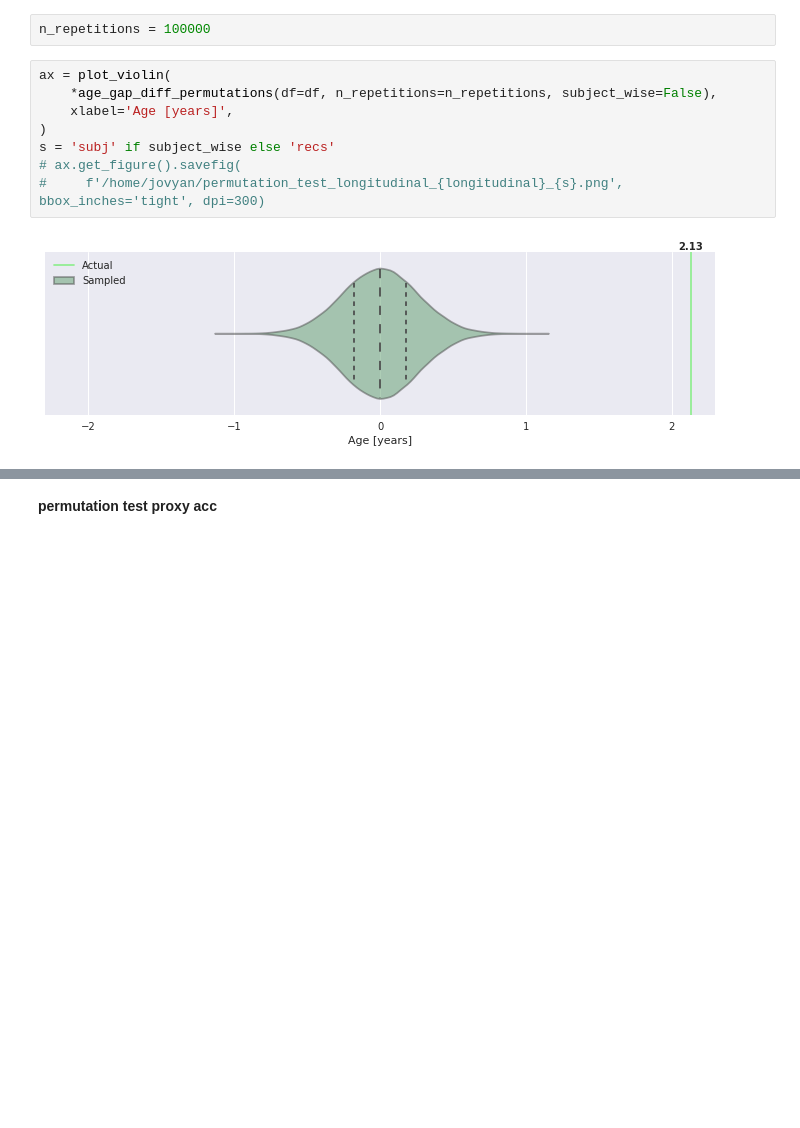
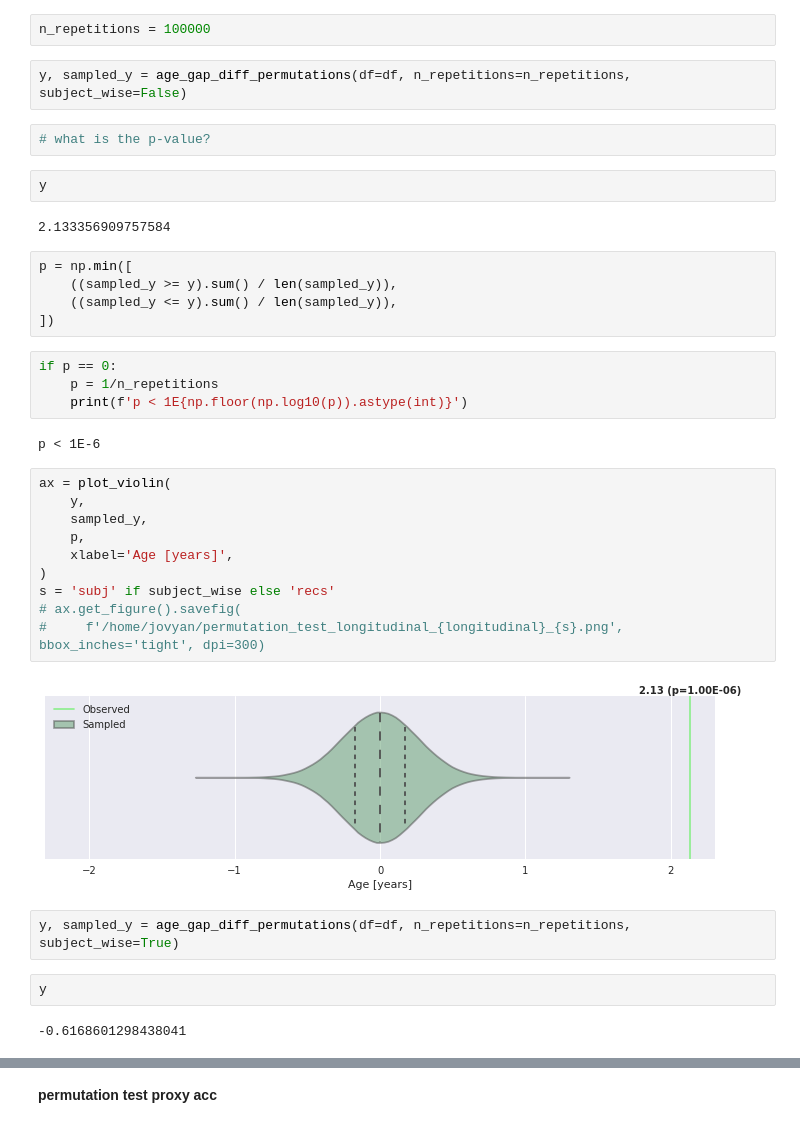
Before and after one commit to gemeinl/eeg-brain-age, a Jupyter notebook: statistics.ipynb, the cells around one changed output, grey strips where cells are left out. Drawn from its saved outputs; the diff is of its cells as text; blank space fills up the shorter version.

```diff
--- a/statistics.ipynb
+++ b/statistics.ipynb
@@ -46,15 +46,42 @@ df
 16785 rows × 8 columns
 # %%
 n_repetitions = 100000
+# %%
+y, sampled_y = age_gap_diff_permutations(df=df, n_repetitions=n_repetitions, subject_wise=False)
+# %%
+# what is the p-value?
+# %%
+y
+# %% [output]
+2.133356909757584
+# %%
+p = np.min([
+    ((sampled_y >= y).sum() / len(sampled_y)),
+    ((sampled_y <= y).sum() / len(sampled_y)),
+])
+# %%
+if p == 0:
+    p = 1/n_repetitions
+    print(f'p < 1E{np.floor(np.log10(p)).astype(int)}')
+# %% [output]
+p < 1E-6
 # %%
 ax = plot_violin(
-    *age_gap_diff_permutations(df=df, n_repetitions=n_repetitions, subject_wise=False),
+    y,
+    sampled_y,
+    p,
     xlabel='Age [years]',
 )
 s = 'subj' if subject_wise else 'recs'
 # ax.get_figure().savefig(
 #     f'/home/jovyan/permutation_test_longitudinal_{longitudinal}_{s}.png', bbox_inches='tight', dpi=300)
 # %% [output]
-[figure, old version]
+[figure, new version]
+# %%
+y, sampled_y = age_gap_diff_permutations(df=df, n_repetitions=n_repetitions, subject_wise=True)
+# %%
+y
+# %% [output]
+-0.6168601298438041
 # %%
 ax = plot_violin(
```
Also changed, not shown: parts of 5 cells of this notebook, 3 other files.
